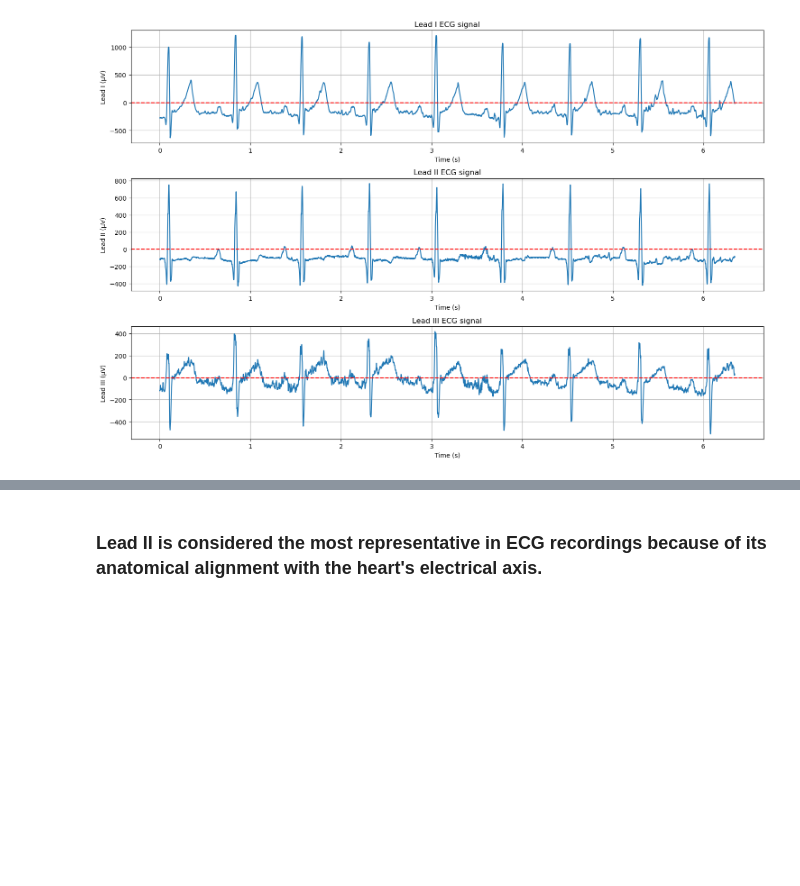
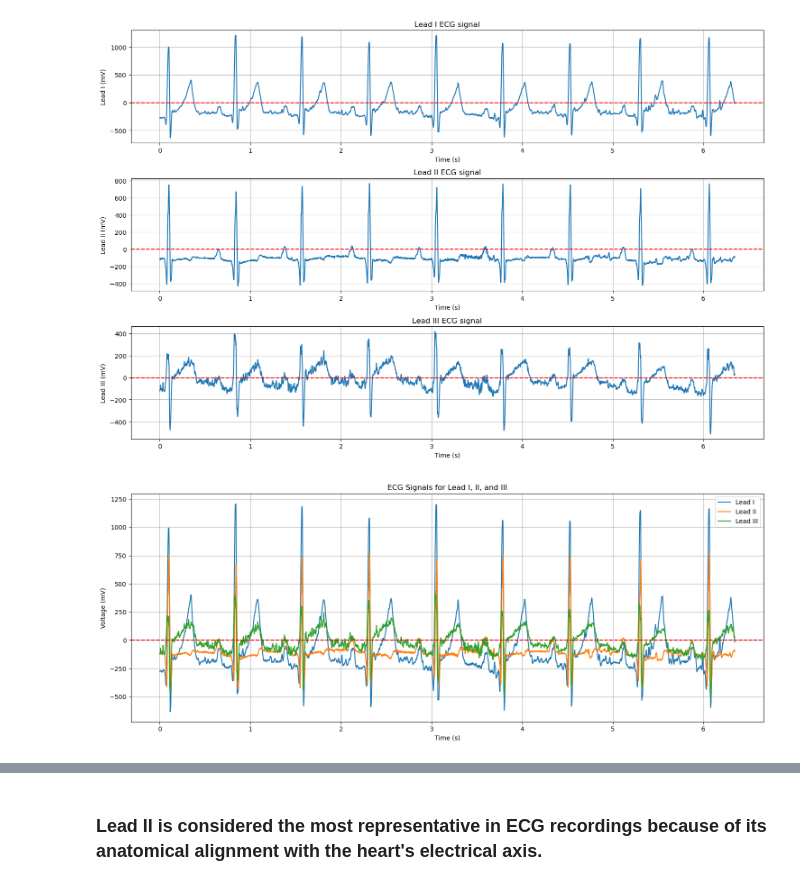
Before and after one commit to leonie1903/HAH913E-2024-ECG_001-leonie1903, a Jupyter notebook: notebooks/ecg_00.ipynb, the cells around one changed output, grey strips where cells are left out. Cells and saved outputs as stored; diff of their text form; code cells hidden in the pictures; blank space fills up the shorter version.

```diff
--- a/notebooks/ecg_00.ipynb
+++ b/notebooks/ecg_00.ipynb
@@ -73,3 +73,27 @@ plt.tight_layout()
 plt.show()
 # %% [output]
 [figure]
+# %%
+plt.figure(figsize=(15, 6))
+
+# Plot Lead I, Lead II, Lead III on the same plot
+plt.plot(time, ecg[:, 0], label='Lead I')  # Lead I
+plt.plot(time, ecg[:, 1], label='Lead II')  # Lead II
+plt.plot(time, ecg[:, 2], label='Lead III')  # Lead III
+
+# Add a horizontal line at y=0
+plt.axhline(0, color='red', linestyle='--')
+
+plt.title('ECG Signals for Lead I, II, and III')
+plt.xlabel('Time (s)')
+plt.ylabel('Voltage (mV)')
+plt.grid(True)
+
+# Add a legend to distinguish the leads
+plt.legend()
+
+# Display the plot
+plt.tight_layout()
+plt.show()
+# %% [output]
+[figure, added]
```
Also changed, not shown: parts of 1 cell of this notebook.
